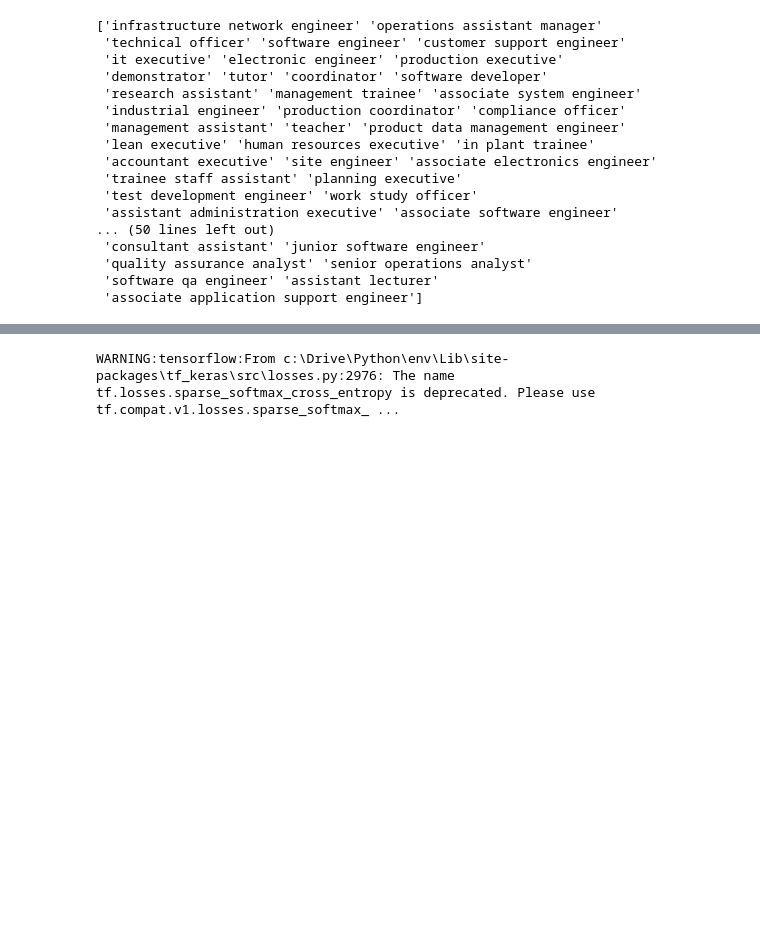
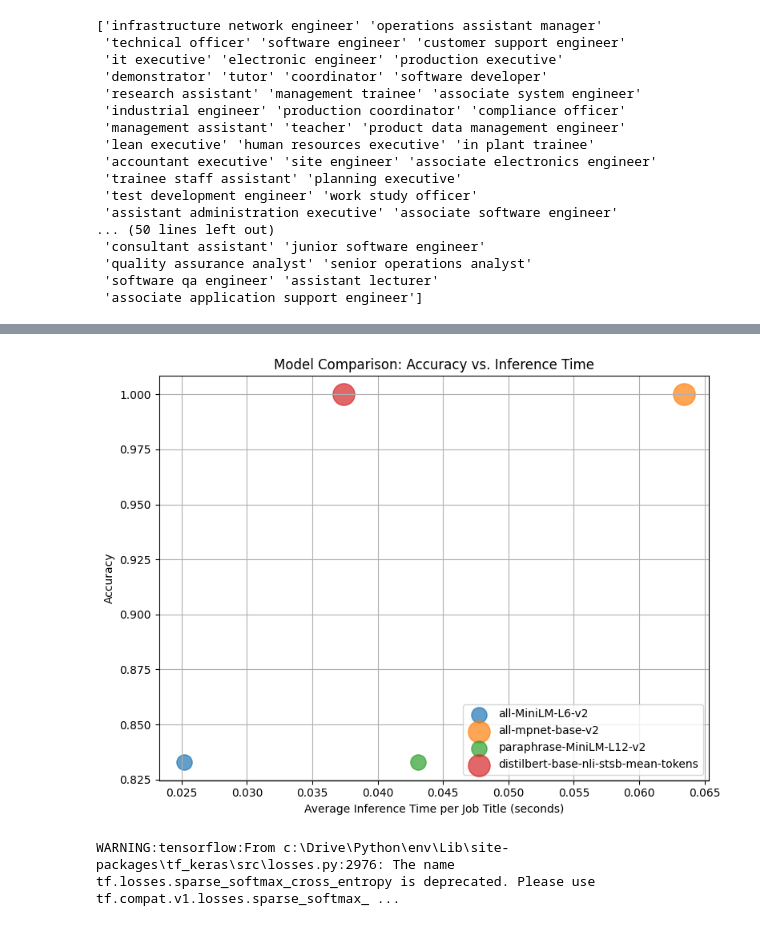
Before and after one commit to nDilshan916/Research_Project, a Jupyter notebook: notebooks/preprocess.ipynb, the cells around one changed output, grey strips where cells are left out. Drawn from its saved outputs; the diff is of its cells as text; code cells hidden in the pictures; blank space fills up the shorter version.

```diff
--- a/notebooks/preprocess.ipynb
+++ b/notebooks/preprocess.ipynb
@@ -147,3 +297,21 @@ print(df['Job title'].unique())
+# %%
+import matplotlib.pyplot as plt
+
+plt.figure(figsize=(8,6))
+
+for idx, row in results_df.iterrows():
+    plt.scatter(row['Avg Inference Time (s)'], row['Accuracy'],
+                s=row['Embedding Dim']*0.5, label=row['Model'], alpha=0.7)
+
+plt.title('Model Comparison: Accuracy vs. Inference Time')
+plt.xlabel('Average Inference Time per Job Title (seconds)')
+plt.ylabel('Accuracy')
+plt.grid(True)
+plt.legend(loc='lower right')
+plt.tight_layout()
+plt.show()
+# %% [output]
+[figure, added]
 # %%
 from sentence_transformers import SentenceTransformer, util
 
```
Also changed, not shown: parts of 3 cells of this notebook, 4 other files.
